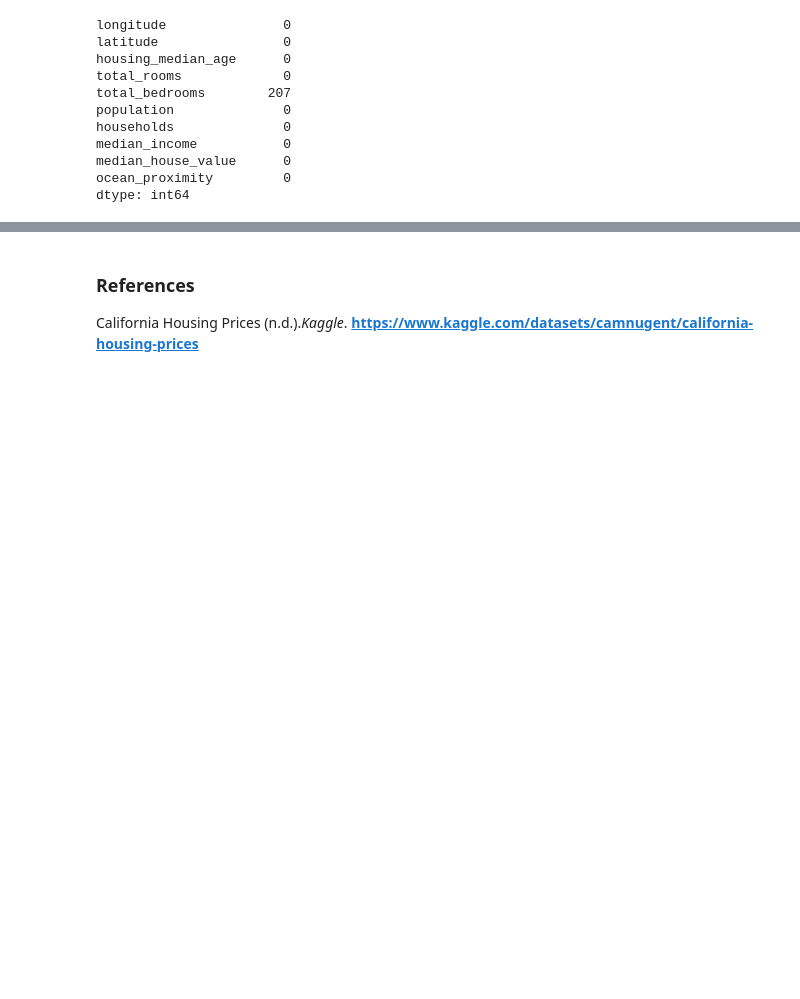
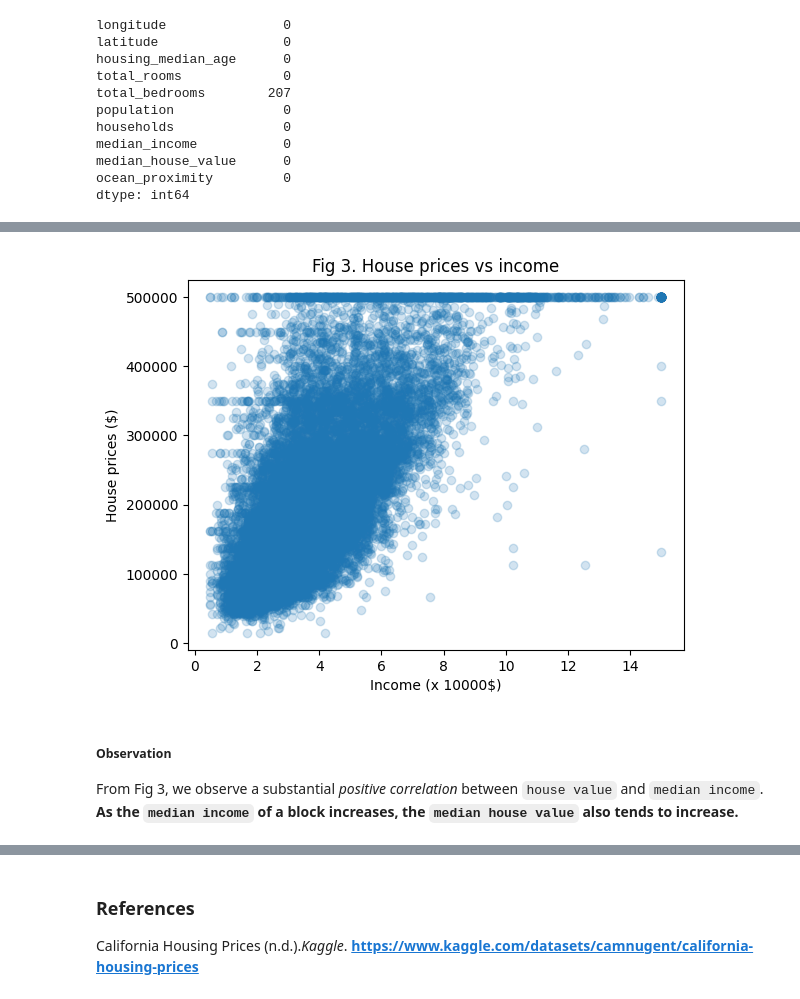
Before and after one commit to biswajit-bellevue/DSC550, a Jupyter notebook: SharmaDSC550Week2.ipynb, the cells around one changed output, grey strips where cells are left out. Saved outputs shown, nothing was run; the diff lists cells and outputs as text; code cells hidden in the pictures; blank space fills up the shorter version.

```diff
--- a/SharmaDSC550Week2.ipynb
+++ b/SharmaDSC550Week2.ipynb
@@ -705,0 +98,12 @@ Identifying a dataset to address the research question was challenging and neede
+# %%
+# scatter plot of median income and price
+plt.scatter(df["median_income"], df["median_house_value"], alpha=0.2)
+plt.title("Fig 3. House prices vs income")
+plt.ylabel("House prices ($)")
+plt.xlabel("Income (x 10000$)")
+plt.show()
+# %% [output]
+[figure, added]
+# %% [markdown]
+##### Observation
+From Fig 3, we observe a substantial _positive correlation_ between `house value` and `median income`. **As the `median income` of a block increases, the `median house value` also tends to increase.**
```
Also changed, not shown: parts of 94 cells of this notebook, 3 other files.
